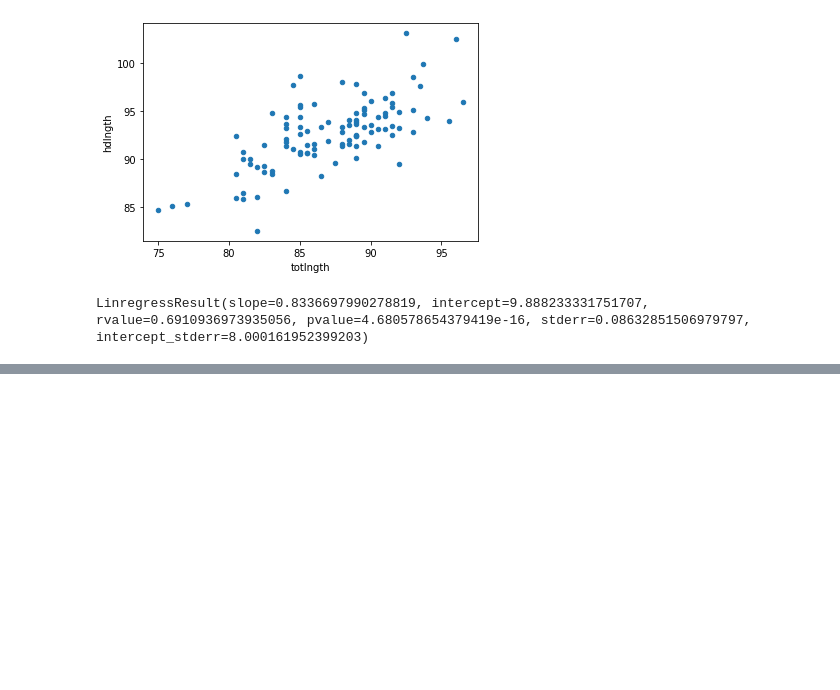
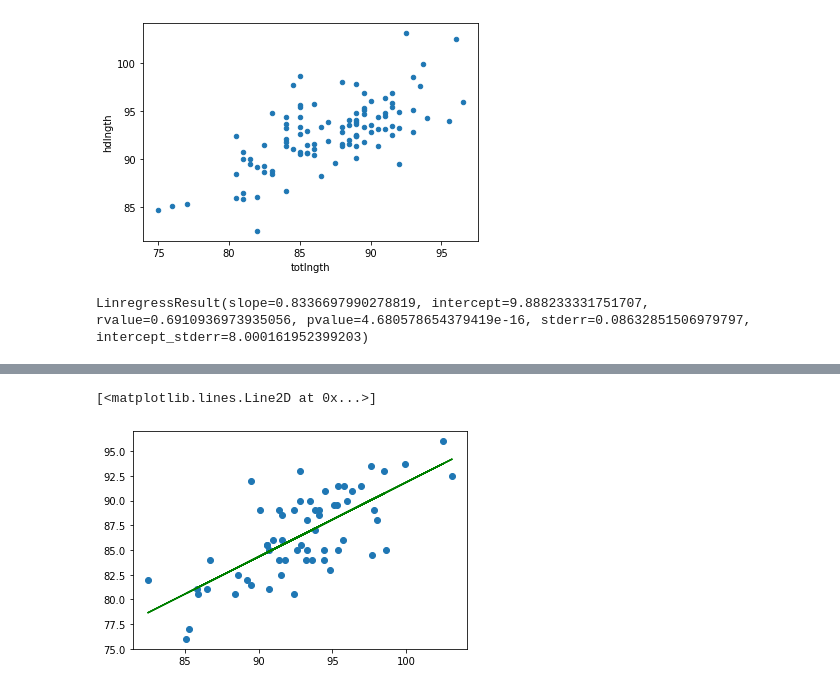
Before and after one commit to 1mimiiha/Homework2, a Jupyter notebook: notebook/example.ipynb, the cells around one changed output, grey strips where cells are left out. Cells and saved outputs as stored; diff of their text form; code cells hidden in the pictures; blank space fills up the shorter version.

```diff
--- a/notebook/example.ipynb
+++ b/notebook/example.ipynb
@@ -49,0 +64,2 @@ plt.plot(df["hdlngth"], linear_line(df["totlngth"], color='green')
+# %%
+Maledata = df.loc[df['sex'] == "m"]
@@ -49,0 +79,8 @@ plt.plot(df["hdlngth"], linear_line(df["totlngth"], color='green')
+# %%
+lin_M = stats.linregress(Maledata["hdlngth"], Maledata["totlngth"])
+# %%
+plt.scatter(Maledata["hdlngth"], Maledata["totlngth"])
+plt.plot(Maledata["hdlngth"], linear_line(Maledata["hdlngth"], lin_M.slope, lin_M.intercept), color='green')
+# %% [output]
+[<matplotlib.lines.Line2D at 0x...>]
+[figure, added]
```
Also changed, not shown: parts of 33 cells of this notebook.
